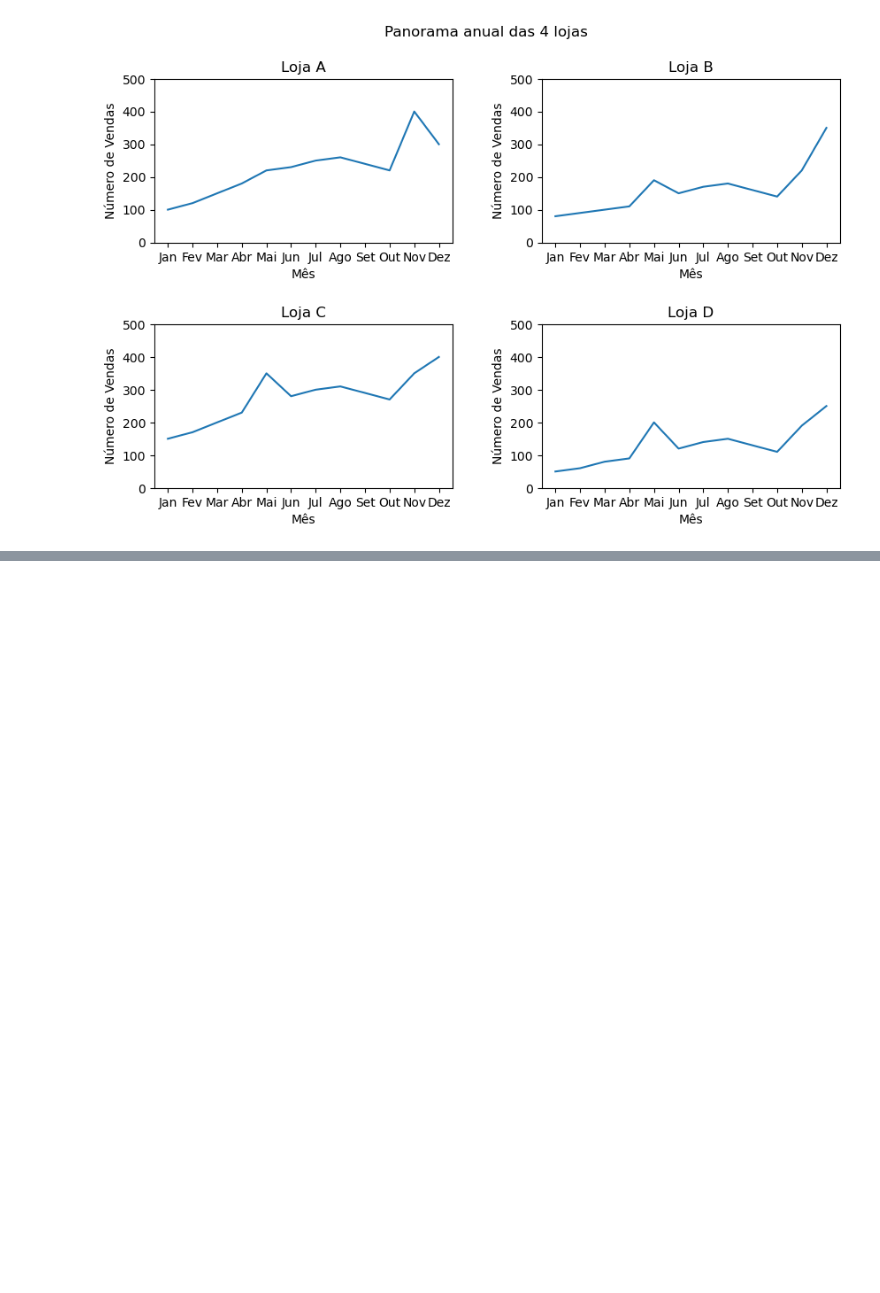
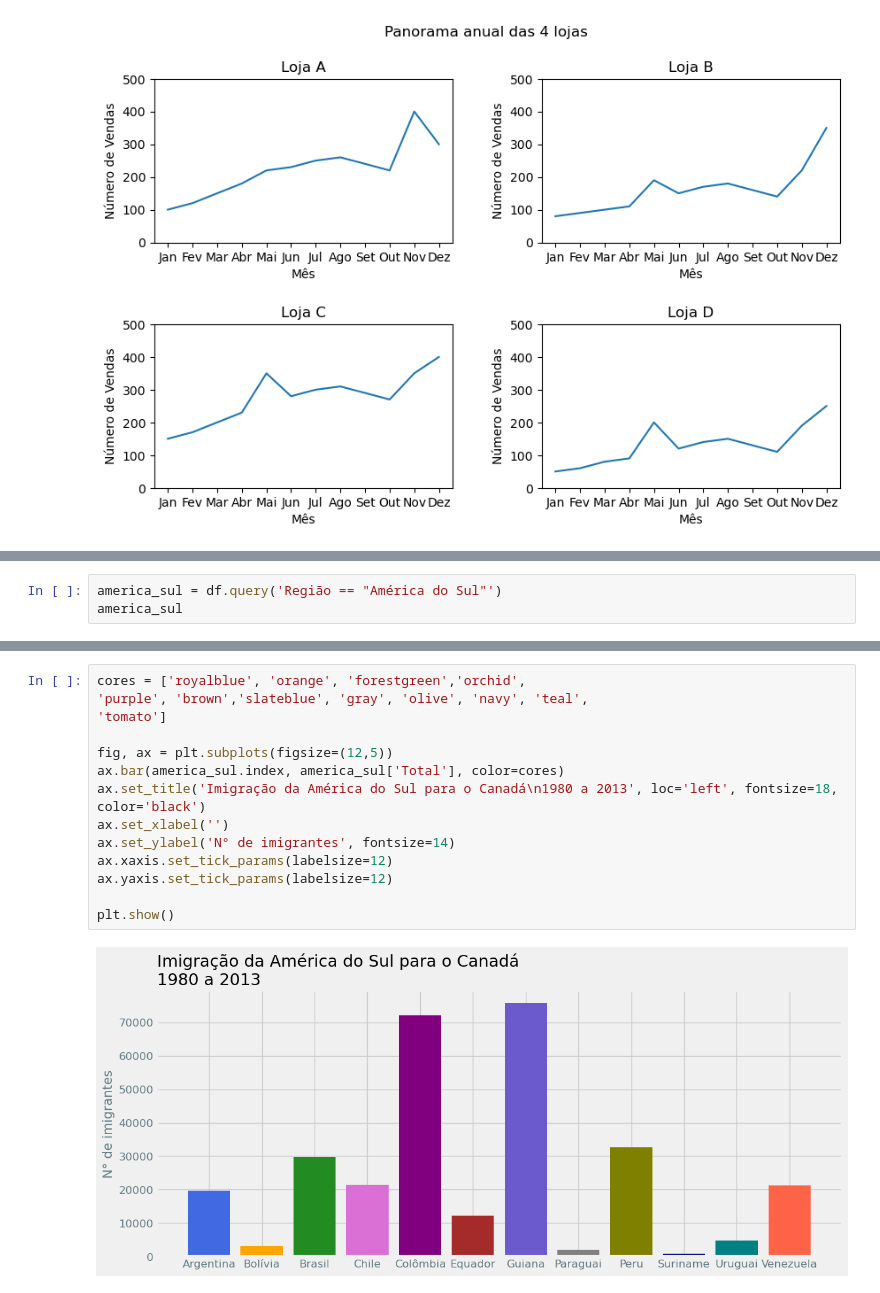
Before and after one commit to pablitohaddad/data-visualization, a Jupyter notebook: Imigrantes.ipynb, the cells around one changed output, grey strips where cells are left out. Cells and saved outputs as stored; diff of their text form; blank space fills up the shorter version.

Commit message:
Entendendo sobre cores e design de gráficos

```diff
--- a/Imigrantes.ipynb
+++ b/Imigrantes.ipynb
@@ -345,0 +373,3 @@ plt.show()
+# %%
+america_sul = df.query('Região == "América do Sul"')
+america_sul
@@ -345,0 +392,16 @@ plt.show()
+# %%
+cores = ['royalblue', 'orange', 'forestgreen','orchid',
+'purple', 'brown','slateblue', 'gray', 'olive', 'navy', 'teal',
+'tomato']
+
+fig, ax = plt.subplots(figsize=(12,5))
+ax.bar(america_sul.index, america_sul['Total'], color=cores)
+ax.set_title('Imigração da América do Sul para o Canadá\n1980 a 2013', loc='left', fontsize=18, color='black')
+ax.set_xlabel('')
+ax.set_ylabel('N° de imigrantes', fontsize=14)
+ax.xaxis.set_tick_params(labelsize=12)
+ax.yaxis.set_tick_params(labelsize=12)
+
+plt.show()
+# %% [output]
+[figure, added]
```
Also changed, not shown: parts of 5 cells of this notebook.
